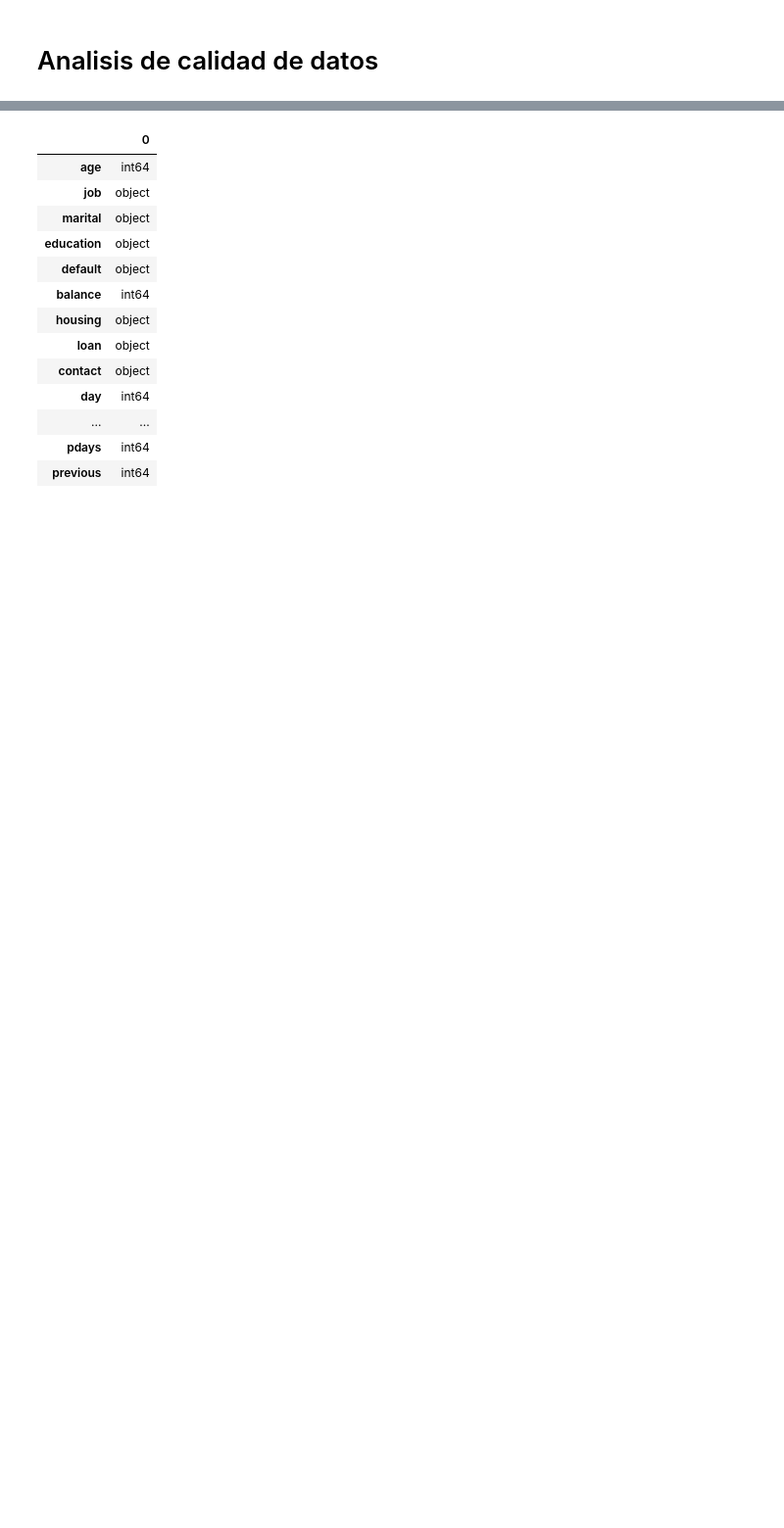
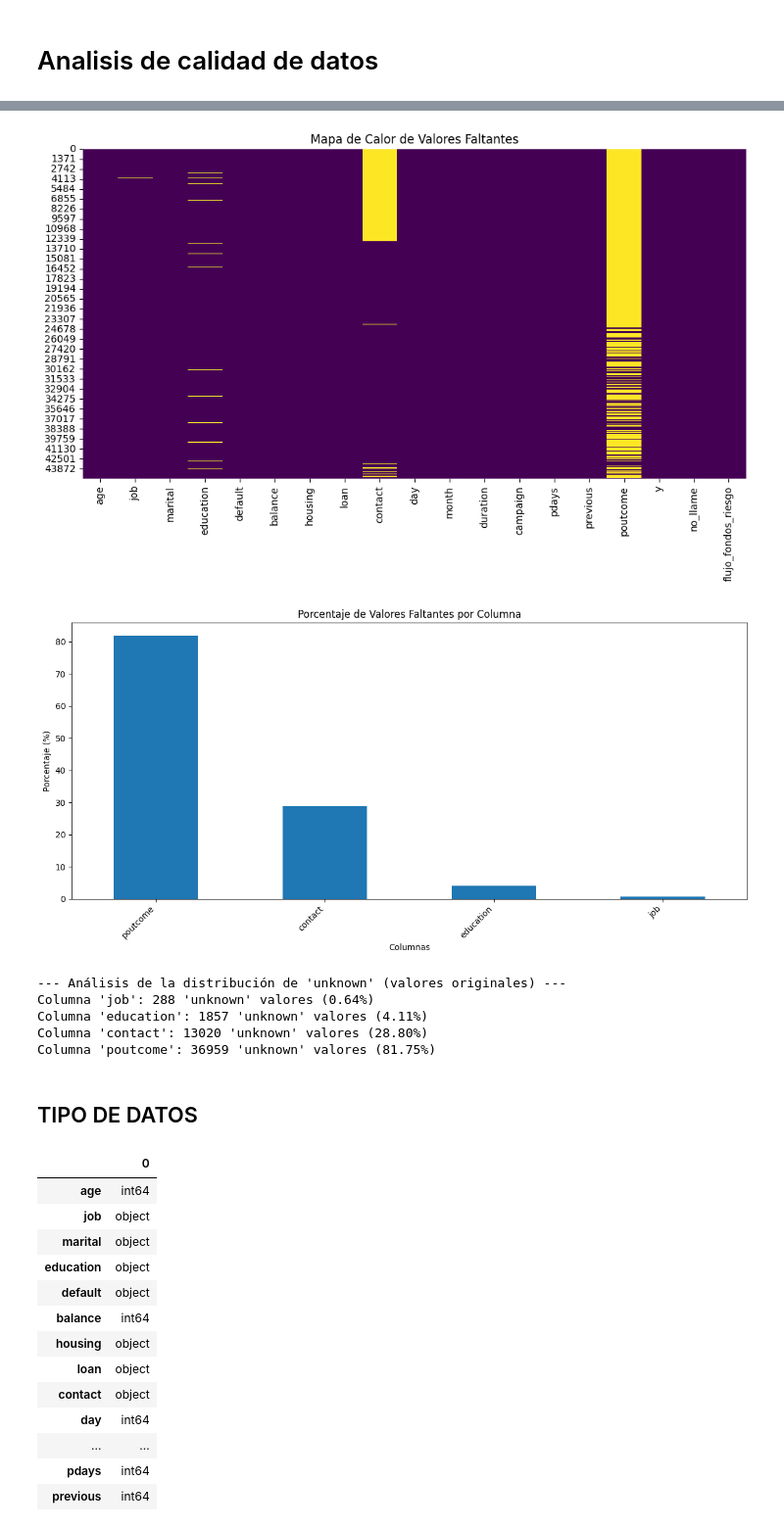
Before and after one commit to JMGARCIA97/TF2_GARCIA, a Jupyter notebook: ANP_TF_GARCIA.ipynb, the cells around one changed output, grey strips where cells are left out. Shown: that part at 98% size. Cells and saved outputs as stored; diff of their text form; code cells hidden in the pictures; blank space fills up the shorter version.

```diff
--- a/ANP_TF_GARCIA.ipynb
+++ b/ANP_TF_GARCIA.ipynb
@@ -57,3 +257,36 @@ Name: count, dtype: int64
+# %%
+# Mapa de calor de valores nulos (missing values)
+plt.figure(figsize=(12, 6))
+sns.heatmap(df_cleaned.isnull(), cbar=False, cmap='viridis')
+plt.title('Mapa de Calor de Valores Faltantes')
+plt.show()
+
+# Gráfico de barras del porcentaje de valores faltantes
+plt.figure(figsize=(12, 6))
+missing_values_percentage[missing_values_percentage > 0].sort_values(ascending=False).plot(kind='bar')
+plt.title('Porcentaje de Valores Faltantes por Columna')
+plt.ylabel('Porcentaje (%)')
+plt.xlabel('Columnas')
+plt.xticks(rotation=45, ha='right')
+plt.tight_layout()
+plt.show()
+
+print("\n--- Análisis de la distribución de 'unknown' (valores originales) ---")
+# Puedes querer ver la distribución de "unknown" antes de convertir a NaN
+for col in df.columns:
+    if 'unknown' in df[col].unique():
+        count_unknown = df[col].value_counts().get('unknown', 0)
+        print(f"Columna '{col}': {count_unknown} 'unknown' valores ({count_unknown/total_rows:.2%})")
+# %% [output]
+[figure, added]
+[figure, added]
+--- Análisis de la distribución de 'unknown' (valores originales) ---
+Columna 'job': 288 'unknown' valores (0.64%)
+Columna 'education': 1857 'unknown' valores (4.11%)
+Columna 'contact': 13020 'unknown' valores (28.80%)
+Columna 'poutcome': 36959 'unknown' valores (81.75%)
+# %% [markdown]
+## TIPO DE DATOS
 # %%
 # Control del tipo de dato de cada atributo.
 df.dtypes
```
Also changed, not shown: parts of 9 cells of this notebook.
